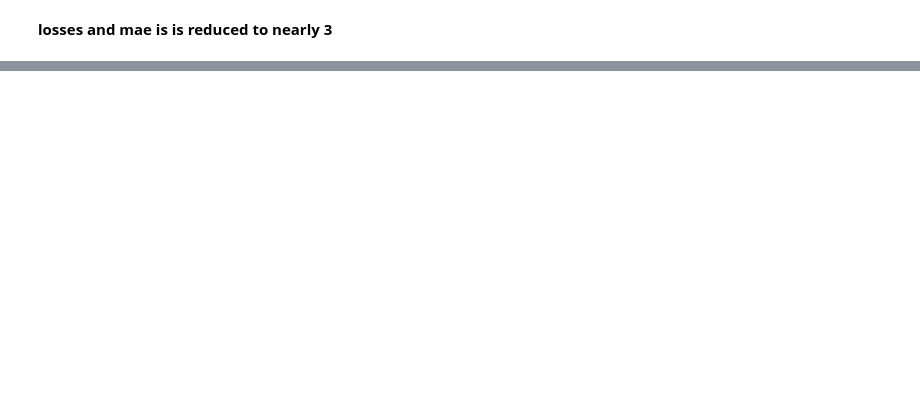
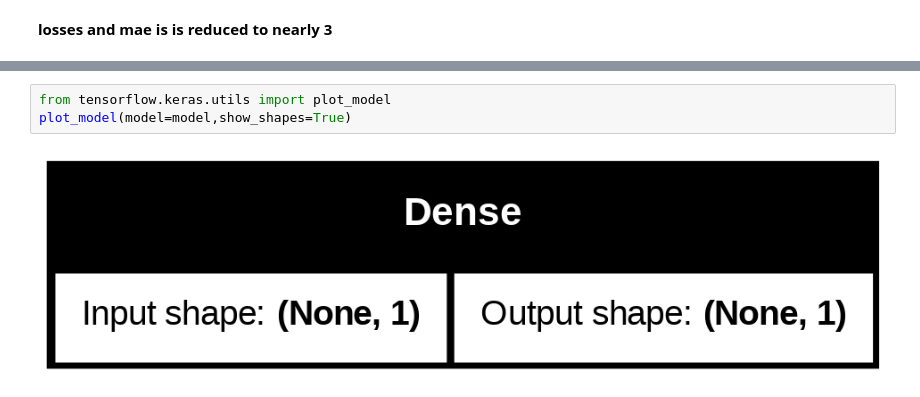
Before and after one commit to mohdabuzaransari9/tensorflow, a Jupyter notebook: file2_neural_network.ipynb, the cells around one changed output, grey strips where cells are left out. Cells and saved outputs as stored; diff of their text form; blank space fills up the shorter version.

```diff
--- a/file2_neural_network.ipynb
+++ b/file2_neural_network.ipynb
@@ -242,0 +542,5 @@ array([[94.28583]], dtype=float32)
+# %%
+from tensorflow.keras.utils import plot_model
+plot_model(model=model,show_shapes=True)
+# %% [output]
+[figure, added]
```
Also changed, not shown: parts of 77 cells of this notebook.
